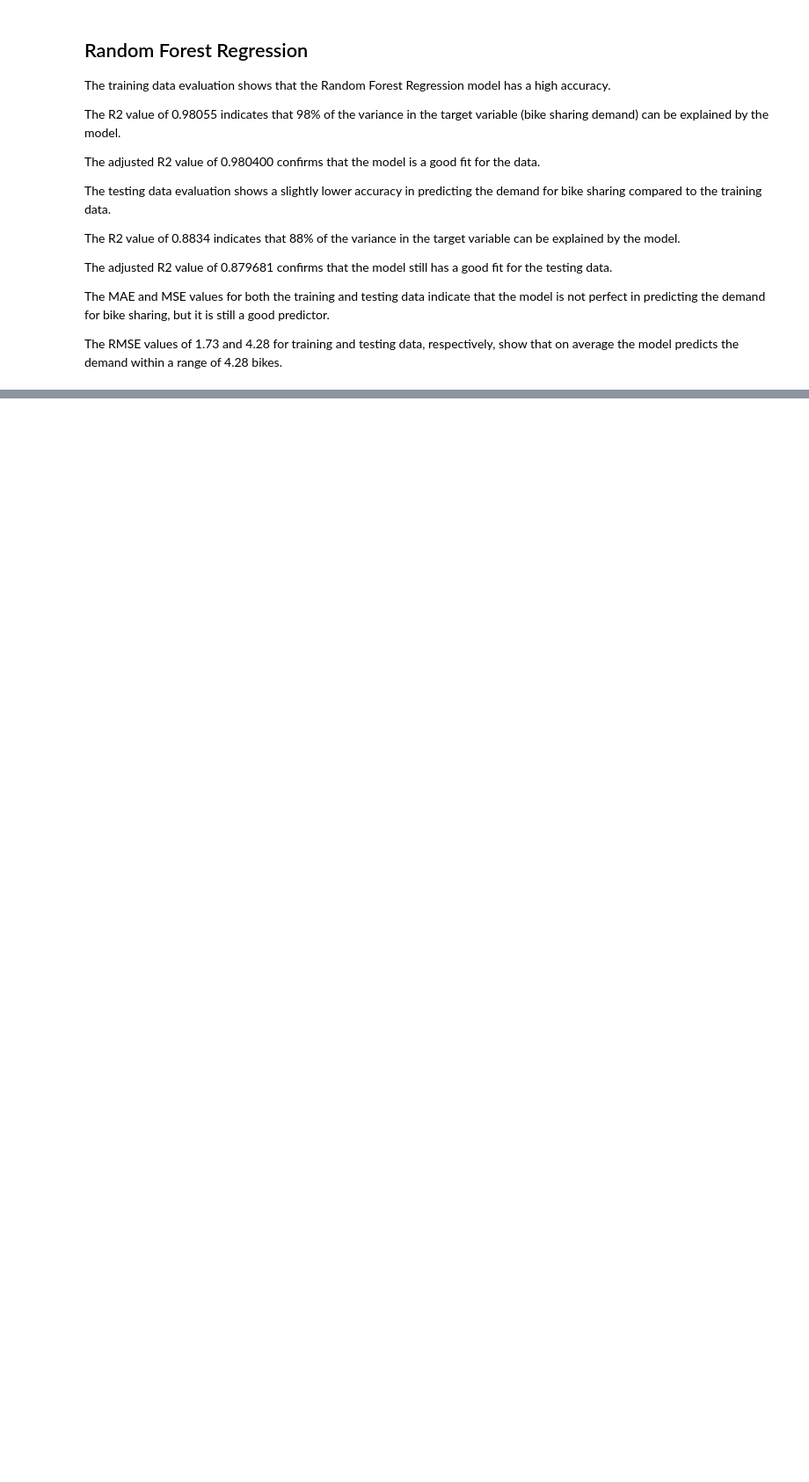
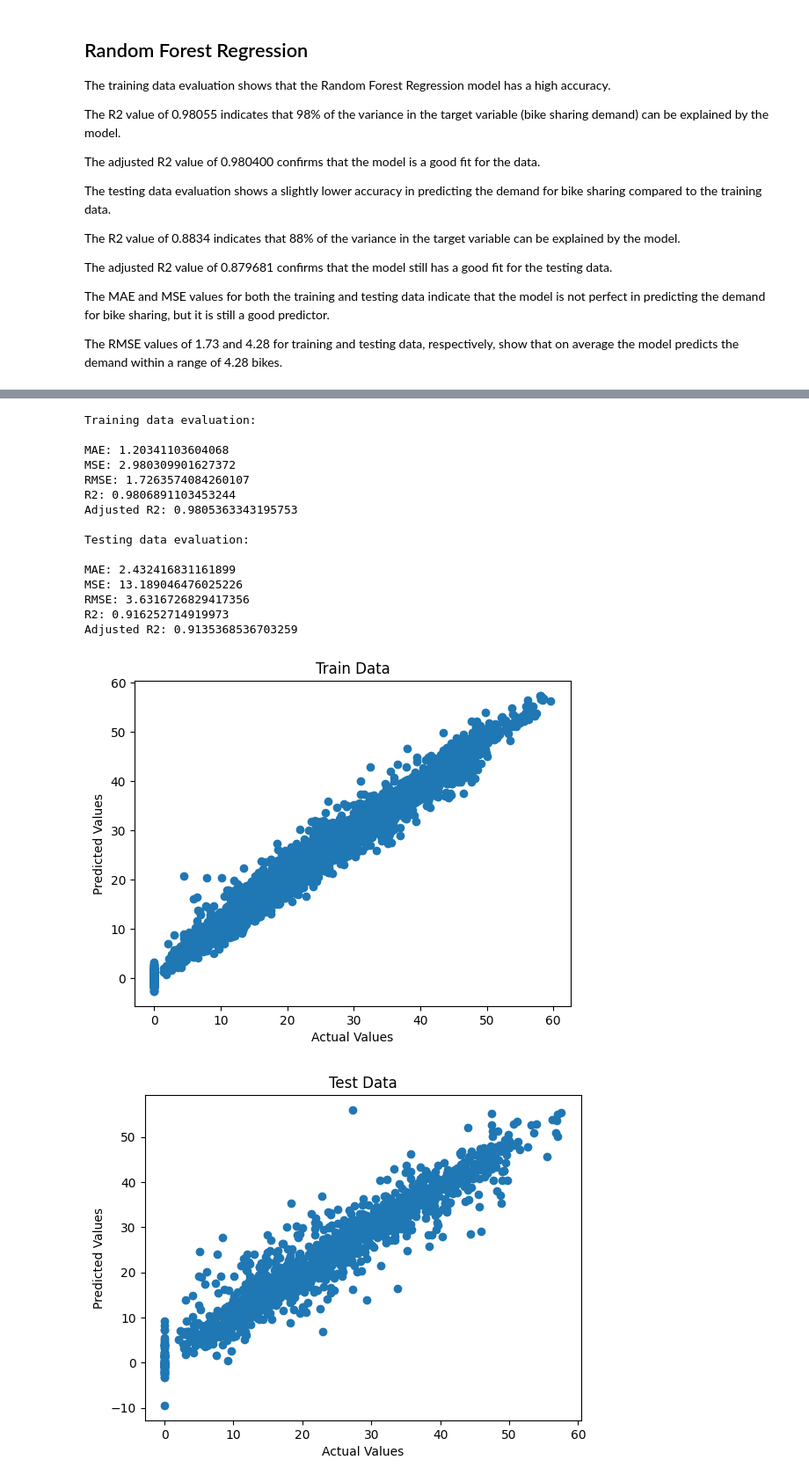
Before and after one commit to rajkumarshedage/Bike-Sharing-Demand-Prediction, a Jupyter notebook: Bike_Sharing_Demand_Prediction.ipynb, the cells around one changed output, grey strips where cells are left out. Shown at 88% size. Drawn from its saved outputs; the diff is of its cells as text; code cells hidden in the pictures; blank space fills up the shorter version.

```diff
--- a/Bike_Sharing_Demand_Prediction.ipynb
+++ b/Bike_Sharing_Demand_Prediction.ipynb
@@ -1505,0 +1556,25 @@ The RMSE values of 1.73 and 4.28 for training and testing data, respectively, sh
+# %%
+## Fit the XGBRegressor model
+
+xgb_model = XGBRegressor()
+xgb_model.fit(X_train,y_train)
+
+model_eva(xgb_model)
+# %% [output]
+Training data evaluation:
+
+MAE: 1.20341103604068
+MSE: 2.980309901627372
+RMSE: 1.7263574084260107
+R2: 0.9806891103453244
+Adjusted R2: 0.9805363343195753
+
+Testing data evaluation:
+
+MAE: 2.432416831161899
+MSE: 13.189046476025226
+RMSE: 3.6316726829417356
+R2: 0.916252714919973
+Adjusted R2: 0.9135368536703259
+[figure, added]
+[figure, added]
```
Also changed, not shown: parts of 9 cells of this notebook.
